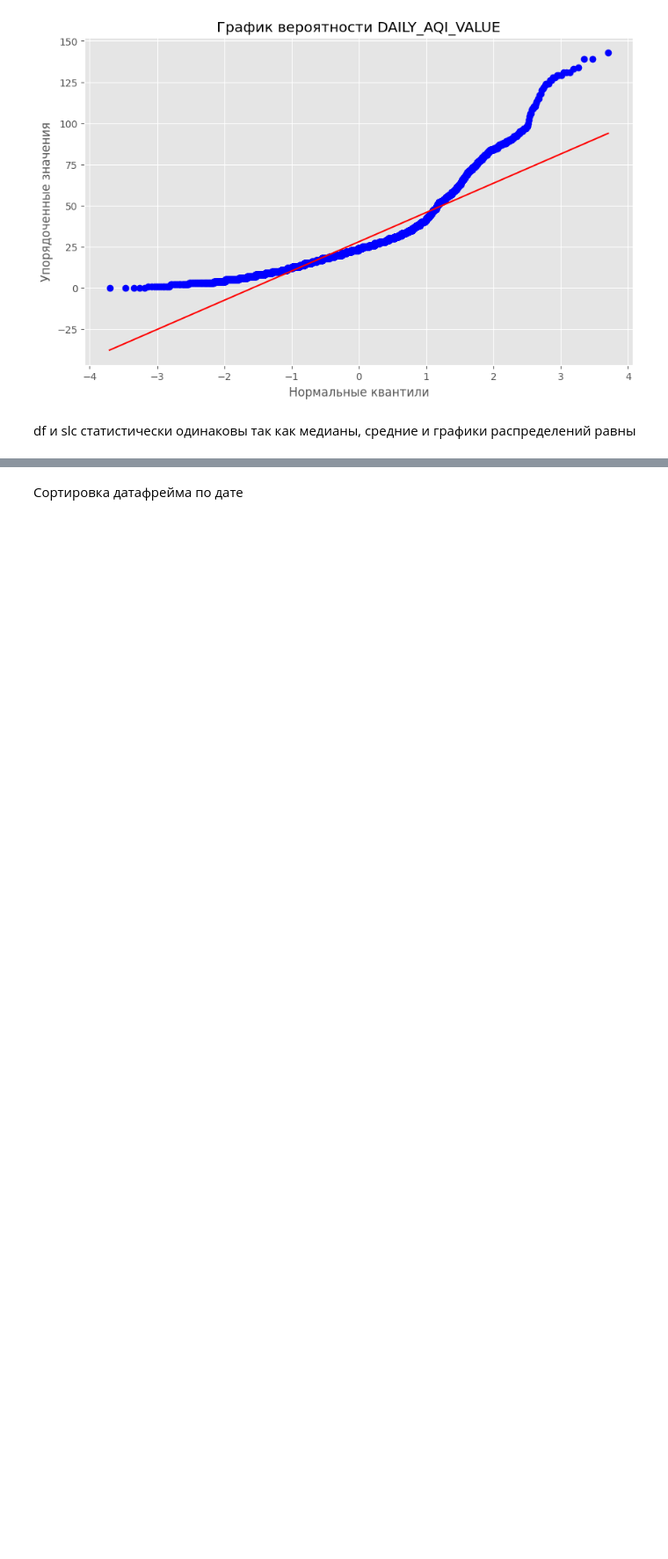
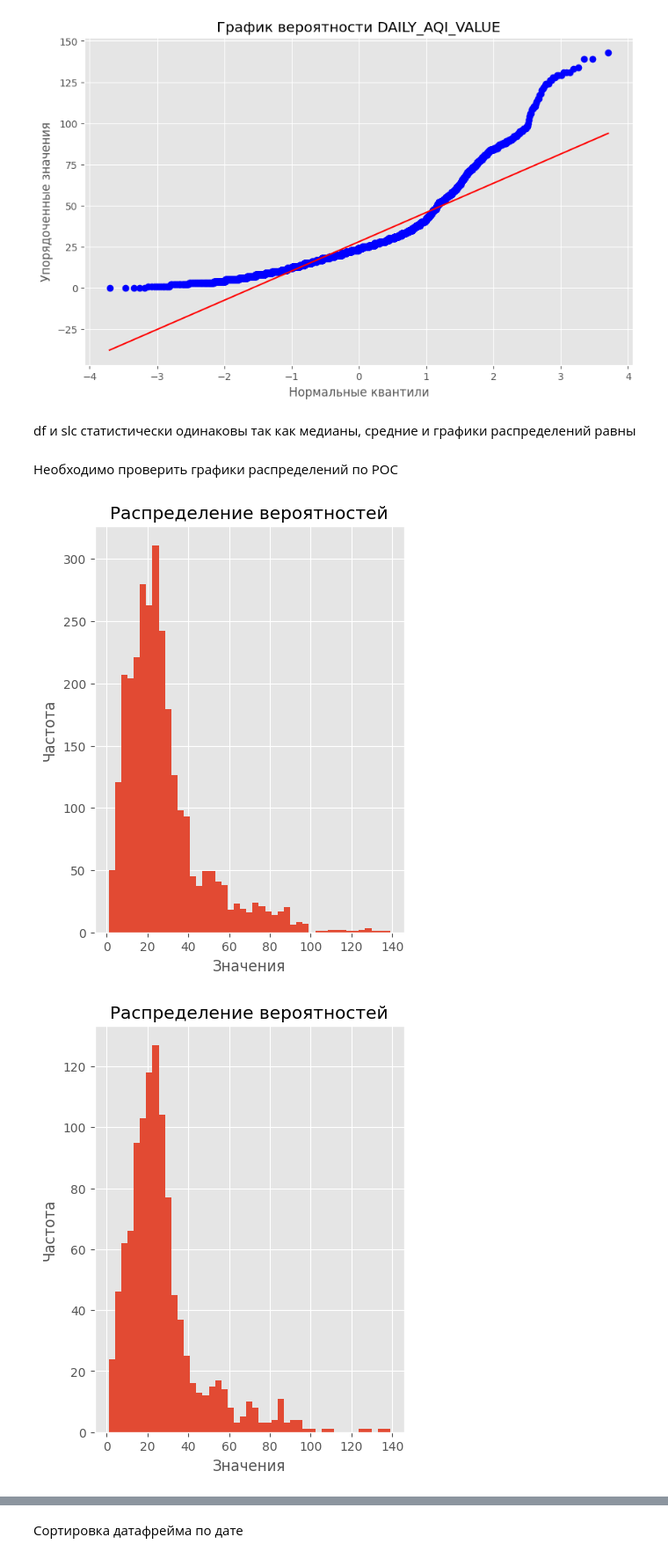
Before and after one commit to MokretsovaViktoria/DS, a Jupyter notebook: HomeWork/2024_03/HW3_статистические_гипотезы.ipynb, the cells around one changed output, grey strips where cells are left out. Shown at 88% size. Cells and saved outputs as stored; diff of their text form; code cells hidden in the pictures; blank space fills up the shorter version.

```diff
--- a/HomeWork/2024_03/HW3_статистические_гипотезы.ipynb
+++ b/HomeWork/2024_03/HW3_статистические_гипотезы.ipynb
@@ -213,3 +213,33 @@ plt.show()
 [figure]
 # %% [markdown]
 df и slc статистически одинаковы так как медианы, средние и графики распределений равны
+# %% [markdown]
+Необходимо проверить графики распределений по POC
+# %%
+n = 1
+plt.subplot(1, 2, 1)
+df2 = df[df['POC'] == n]
+plt.hist(df2['DAILY_AQI_VALUE'], bins=45)
+plt.title('Распределение вероятностей')
+plt.xlabel('Значения')
+plt.ylabel('Частота')
+plt.show()
+n = 2
+plt.subplot(1, 2, 2)
+df2 = df[df['POC'] == n]
+plt.hist(df2['DAILY_AQI_VALUE'], bins=45)
+plt.title('Распределение вероятностей')
+plt.xlabel('Значения')
+plt.ylabel('Частота')
+plt.show()
+n = 3
+plt.subplot(1, 3, 1)
+df2 = df[df['POC'] == n]
+plt.hist(df2['DAILY_AQI_VALUE'], bins=45)
+plt.title('Распределение вероятностей')
+plt.xlabel('Значения')
+plt.ylabel('Частота')
+plt.show()
+# %% [output]
+[figure, added]
+[figure, added]
```
Also changed, not shown: parts of 1 cell of this notebook.
